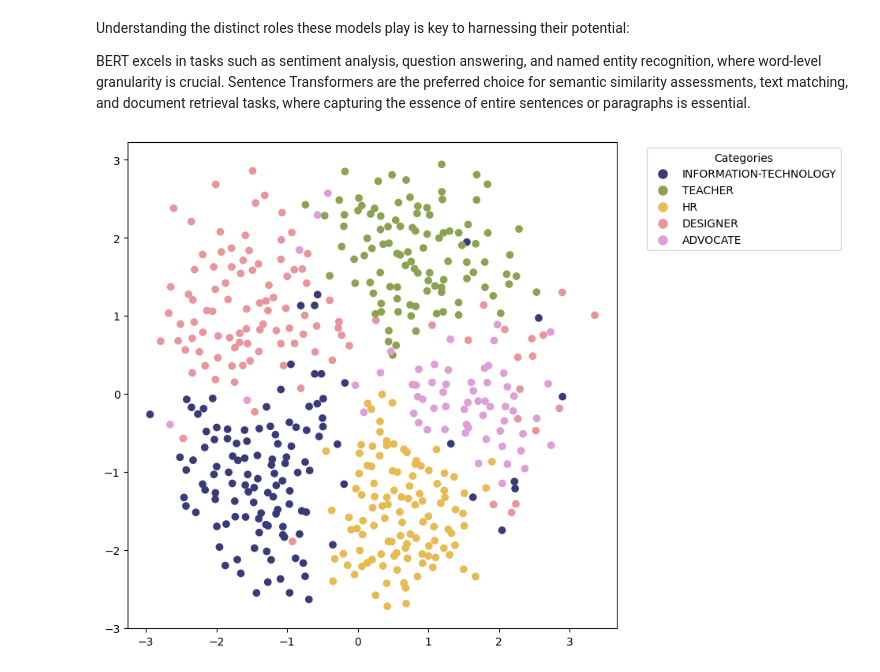
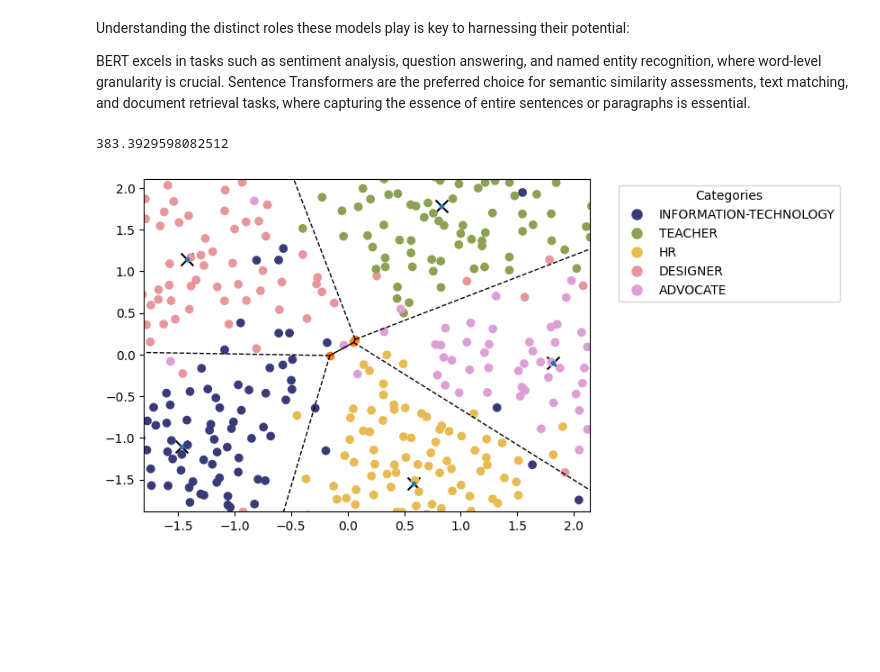
Before and after one commit to VictorHenrique317/nlp_tp_final, a Jupyter notebook: main.ipynb, the cells around one changed output. Saved outputs shown, nothing was run; the diff lists cells and outputs as text; code cells hidden in the pictures; blank space fills up the shorter version.

```diff
--- a/main.ipynb
+++ b/main.ipynb
@@ -48,16 +30,11 @@ dataset = pd.DataFrame(dataset['train'])
 dataset = dataset.dropna()
 dataset = dataset[:500]
 # %%
-# multi-qa-mpnet-base-dot-v1  <= best quality
-# all-mpnet-base-v2
-# multi-qa-distilbert-cos-v1
-# multi-qa-MiniLM-L6-cos-v1 <= faster
+# Carrega um dos quatro modelos pré-treinados de melhor desempenho em huggingface.co/sentence-transformers
+model_names = ['multi-qa-mpnet-base-dot-v1', 'all-mpnet-base-v2', 'multi-qa-distilbert-cos-v1', 'multi-qa-MiniLM-L6-cos-v1']
+word_embedding_model = models.Transformer(f"sentence-transformers/{model_names[3]}")
 
-# Load a pre-trained transformer model
-model_names = ['multi-qa-mpnet-base-dot-v1', 'all-mpnet-base-v2', 'multi-qa-distilbert-cos-v1', 'multi-qa-MiniLM-L6-cos-v1']
-word_embedding_model = models.Transformer(f"sentence-transformers/{model_names[1]}")
-
-# Apply mean pooling to get one fixed sized sentence vector
+# Aplica mean pooling para obter um vetor de sentença de tamanho fixo
 pooling_model = models.Pooling(word_embedding_model.get_word_embedding_dimension(),
                                pooling_mode_mean_tokens=True,
                                pooling_mode_cls_token=False,
@@ -73,31 +56,34 @@ mds = MDS(n_components=2, dissimilarity="precomputed", random_state=1)
 pos = mds.fit_transform(euclidean_distances)
 xs, ys = pos[:, 0], pos[:, 1]
 # %%
-# apply k-means clustering based on datapoints defined in xs and ys
+# Aplcia o algoritmo de agrupamento k-means nos pontos definidos em xs e ys
 kmeans = KMeans(n_clusters=5, random_state=0).fit(pos)
-clusters = kmeans.labels_.tolist()
 kmeans_error = kmeans.inertia_
+print(kmeans_error)
+# %% [output]
+383.3929598082512
 # %%
-plt.figure(figsize=(8, 8))
+# Plota os centróides e as linhas delimitadoras dos clusters
+clusters_centers = kmeans.cluster_centers_
+plt.scatter(clusters_centers[:, 0], clusters_centers[:, 1], s=100, c='black', marker='x')
+vor = Voronoi(clusters_centers)
+fig = voronoi_plot_2d(vor, plt.gca())
 
-# Assuming categories is a list/array of 'category' column
+# Mapeia as categorias de currículos para cores
 categories = dataset['Category'].tolist()
-
-# Map categories to integers
 category_dict = {category: i for i, category in enumerate(set(categories))}
 categories = [category_dict[cat] for cat in categories]
-
-# Create a colormap for categories
 colormap = plt.cm.get_cmap('tab20b', len(set(categories)))
 
-# Plot the scatter plot with colors based on categories
+# Plota o gráfico de dispersão com cores baseadas nas categorias
 scatter = plt.scatter(xs, ys, c=categories, cmap=colormap)
 
-# Create a custom legend
-handles = [plt.Line2D([0], [0], marker='o', color='w', markerfacecolor=colormap(category_dict[category]/len(set(categories))), markersize=10) for category in category_dict]
+# Cria uma legenda para as cores
+handles = [plt.Line2D([0], [0], marker='o', color='w', markerfacecolor=
+                      colormap(category_dict[category]/len(set(categories))), markersize=10) for category in category_dict]
 plt.legend(handles, category_dict.keys(), title="Categories", loc="upper left", bbox_to_anchor=(1.05, 1))
 
 plt.show()
 # %% [output]
-[figure, old version]
+[figure, new version]
 # %%
```
Also changed, not shown: parts of 6 cells of this notebook, 4 other files.
